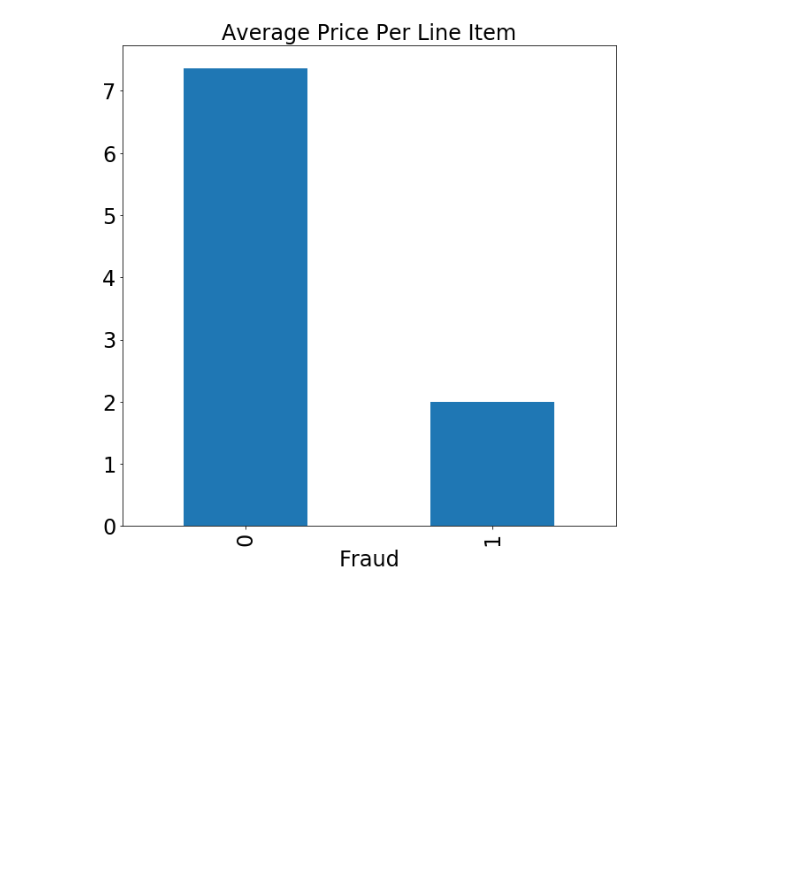
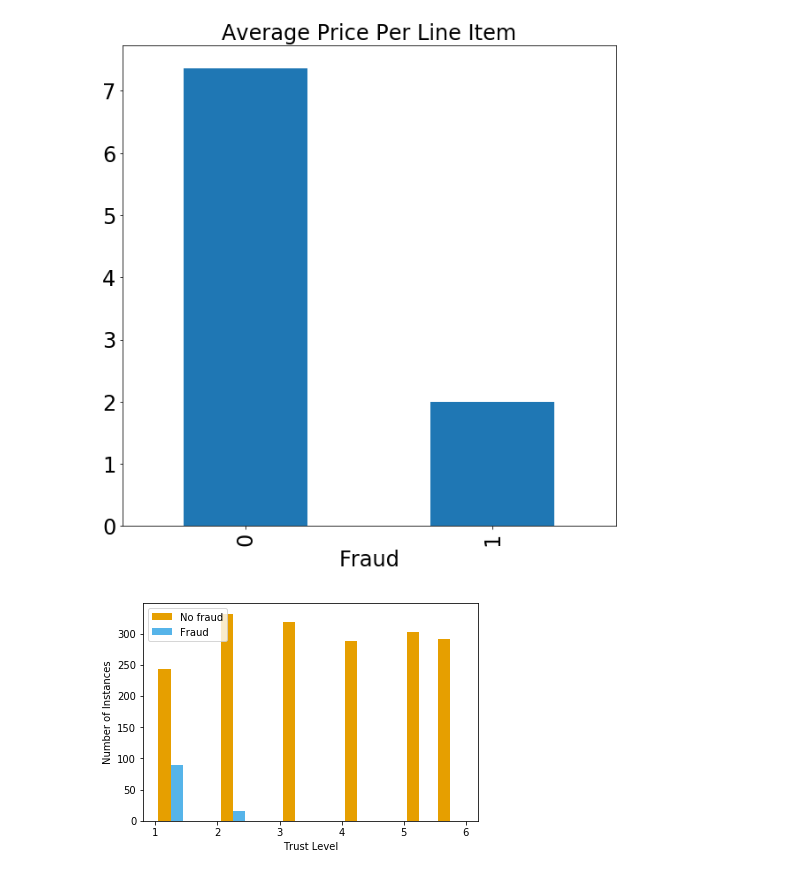
Before and after one commit to anhmt90/data-mining-cup, a Jupyter notebook: data-exploration/Data Exploration-Aaron.ipynb, the cells around one changed output. Drawn from its saved outputs; the diff is of its cells as text; code cells hidden in the pictures; blank space fills up the shorter version.

```diff
--- a/data-exploration/Data Exploration-Aaron.ipynb
+++ b/data-exploration/Data Exploration-Aaron.ipynb
@@ -208,3 +208,19 @@ plt.title('Average Price Per Line Item', fontsize=24)
 plt.savefig('Price Per Line Item Fraud.jpg')
 # %% [output]
 [figure]
+# %%
+x1 = list(data[data['fraud'] == 0]['trustLevel'])
+x2 = list(data[data['fraud'] == 1]['trustLevel'])
+
+colors = ['#E69F00', '#56B4E9']
+names = ['No fraud', 'Fraud']
+
+plt.hist([x1, x2], color = colors, label=names)
+
+plt.legend()
+plt.xlabel('Trust Level')
+plt.ylabel('Number of Instances')
+
+plt.savefig('Trust Level Fraud Distribution.jpg')
+# %% [output]
+[figure, added]
```
Also changed, not shown: parts of 1 cell of this notebook, 5 other files.
